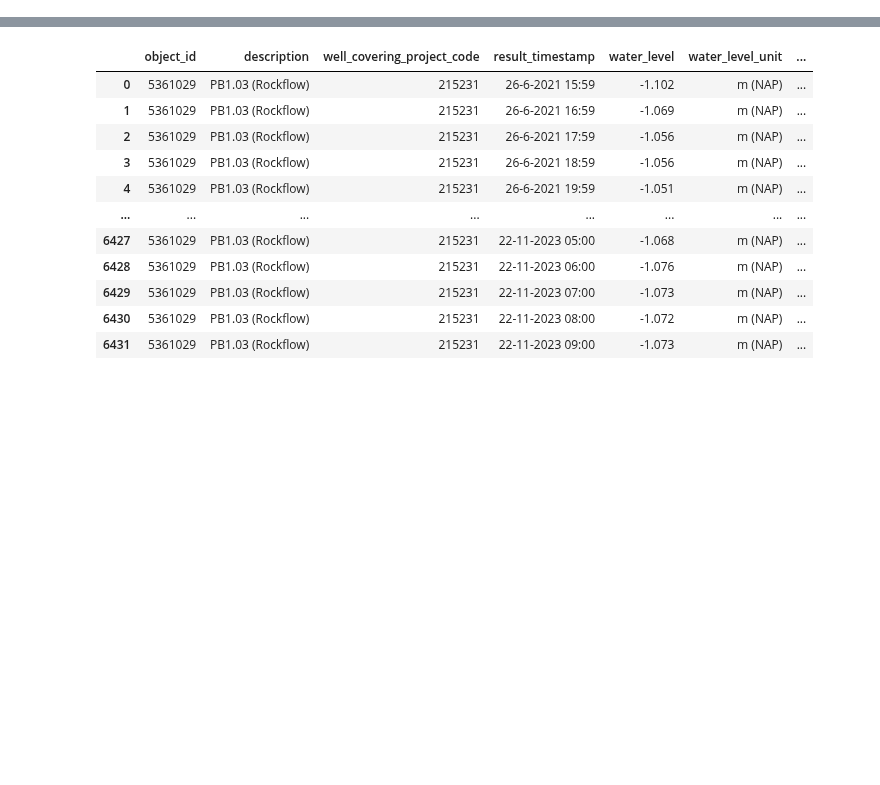
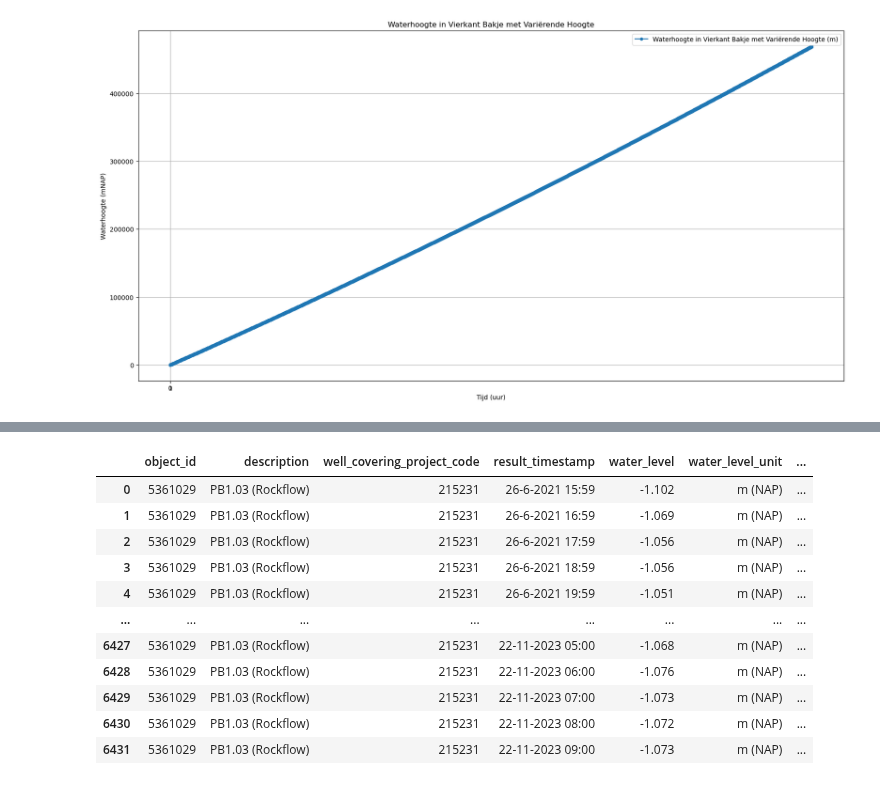
Before and after one commit to Dim277/Casus_waterbergende_weg, a Jupyter notebook: Dimitri_Test.ipynb, the cells around one changed output, grey strips where cells are left out. Drawn from its saved outputs; the diff is of its cells as text; code cells hidden in the pictures; blank space fills up the shorter version.

```diff
--- a/Dimitri_Test.ipynb
+++ b/Dimitri_Test.ipynb
@@ -104,0 +107,32 @@ plt.show()
+# %%
+# Parameters voor het vierkante bakje met variërende hoogte
+A_vierkant = 100.0  # oppervlakte van het vierkante bakje (m^2)
+k_vierkant = 0 #8.0/24/12  # doorlatendheidscoëfficiënt van het vierkante bakje (m/5min)
+por_vierkant = 0.25  # porositeit van het vierkante bakje
+
+# Hoogteprofiel over de lengte van de weg (bijvoorbeeld lineair stijgend)
+hoogteprofiel = np.linspace(0.54, 0.67, len(t))  # pas dit aan op basis van je gewenste profiel
+
+# Initiële conditie voor het vierkante bakje met variërende hoogte
+V_vierkant_variabel = np.zeros(len(t))  # Array voor de bergingscapaciteit van het vierkante bakje
+h_water_vierkant_variabel = np.zeros(len(t))  # Array voor de waterhoogte in het vierkante bakje
+V_vierkant_variabel[0] = 0.0  # Initiële bergingscapaciteit van het vierkante bakje (m^3)
+
+# Numerieke oplossing voor het vierkante bakje met variërende hoogte
+for i in range(1, len(t)):
+    dVdt_vierkant_variabel = (hoogteprofiel[i] * A_vierkant - k_vierkant * A_vierkant)
+    V_vierkant_variabel[i] = max(0, V_vierkant_variabel[i - 1] + dVdt_vierkant_variabel * dt)
+    h_water_vierkant_variabel[i] = max(0, V_vierkant_variabel[i] / por_vierkant / A_vierkant)
+
+# Plot de numerieke oplossing voor waterhoogte in het vierkante bakje met variërende hoogte
+plt.figure(figsize=(20, 10))
+plt.plot(t, h_water_vierkant_variabel, label='Waterhoogte in Vierkant Bakje met Variërende Hoogte (m)', marker='o', markersize=4, linestyle='-')
+plt.xlabel('Tijd (uur)')
+plt.ylabel('Waterhoogte (mNAP)')
+plt.title('Waterhoogte in Vierkant Bakje met Variërende Hoogte')
+plt.legend()
+plt.grid(True)
+plt.xticks(np.arange(0, 2, 1))  # Tijdstapmarkeringen om de 1 dag
+plt.show()
+# %% [output]
+[figure, added]
```
Also changed, not shown: parts of 2 cells of this notebook.
